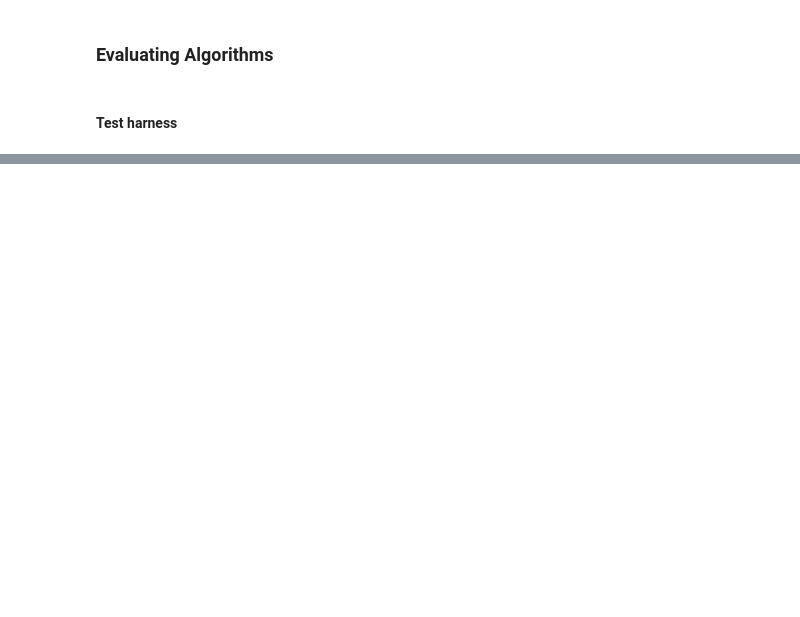
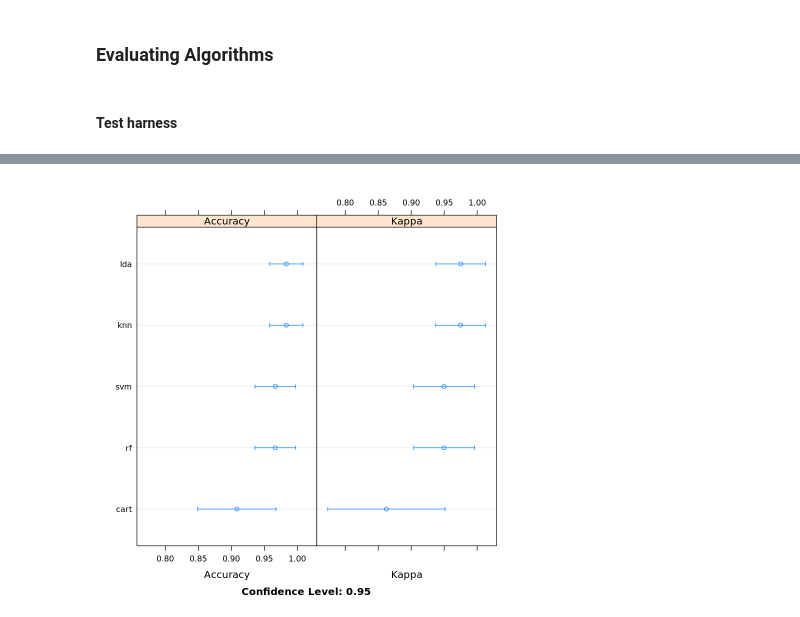
Before and after one commit to sandalaj/machine_learning_R, a Jupyter notebook: machine_learning_R.ipynb, the cells around one changed output, grey strips where cells are left out. Drawn from its saved outputs; the diff is of its cells as text; code cells hidden in the pictures; blank space fills up the shorter version.

```diff
--- a/machine_learning_R.ipynb
+++ b/machine_learning_R.ipynb
@@ -110,0 +164,4 @@ fit.rf <- train(Species~., data=dataset, method="rf", metric=metric, trControl=c
+# %%
+# summarize accuracy of models
+results <- resamples(list(lda=fit.lda, cart=fit.cart, knn=fit.knn, svm=fit.svm, rf=fit.rf))
+summary(results)
@@ -110,0 +186,5 @@ fit.rf <- train(Species~., data=dataset, method="rf", metric=metric, trControl=c
+# %%
+# compare accuracy of models
+dotplot(results)
+# %% [output]
+[figure, added]
```
Also changed, not shown: parts of 18 cells of this notebook, 1 other file.
